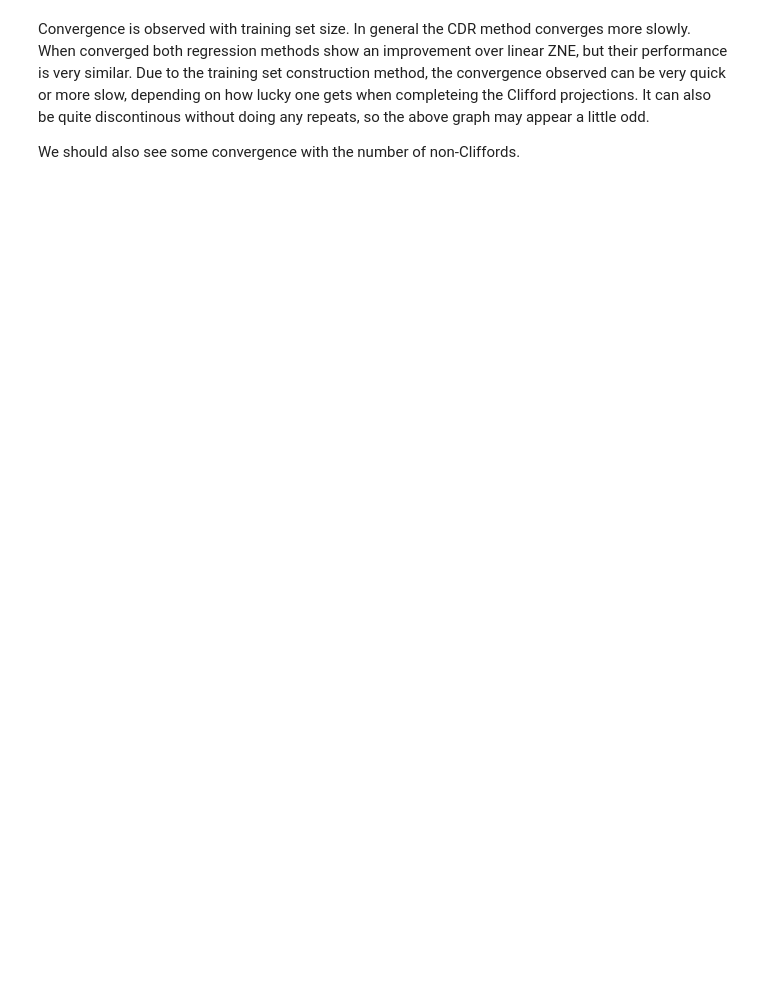
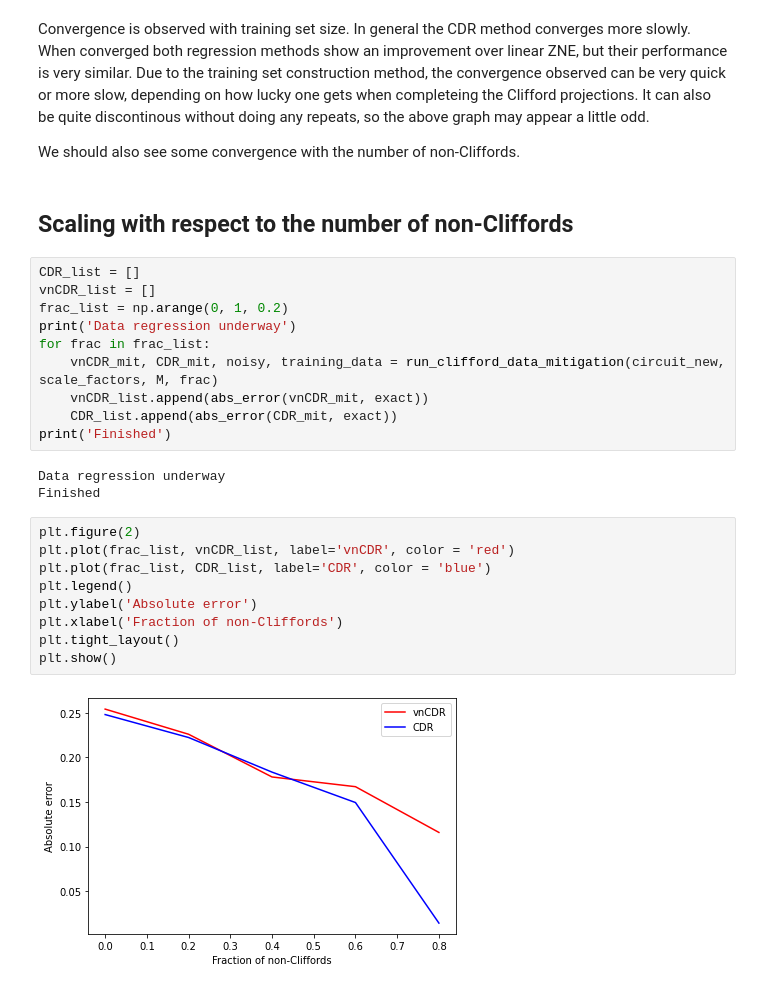
Before and after one commit to unitaryfund/mitiq, a Jupyter notebook: mitiq/vnCDR/vnCDR_sketch.ipynb, the cells around one changed output. Cells and saved outputs as stored; diff of their text form; blank space fills up the shorter version.

```diff
--- a/mitiq/vnCDR/vnCDR_sketch.ipynb
+++ b/mitiq/vnCDR/vnCDR_sketch.ipynb
@@ -1249,3 +1241,29 @@ plt.show()
 Convergence is observed with training set size. In general the CDR method converges more slowly. When converged both regression methods show an improvement over linear ZNE, but their performance is very similar. Due to the training set construction method, the convergence observed can be very quick or more slow, depending on how lucky one gets when completeing the Clifford projections. It can also be quite discontinous without doing any repeats, so the above graph may appear a little odd.
 
 We should also see some convergence with the number of non-Cliffords.
+# %% [markdown]
+## Scaling with respect to the number of non-Cliffords
+# %%
+CDR_list = []
+vnCDR_list = []
+frac_list = np.arange(0, 1, 0.2)
+print('Data regression underway')
+for frac in frac_list:
+    vnCDR_mit, CDR_mit, noisy, training_data = run_clifford_data_mitigation(circuit_new, scale_factors, M, frac)
+    vnCDR_list.append(abs_error(vnCDR_mit, exact))
+    CDR_list.append(abs_error(CDR_mit, exact))
+print('Finished')
+# %% [output]
+Data regression underway
+Finished
+# %%
+plt.figure(2)
+plt.plot(frac_list, vnCDR_list, label='vnCDR', color = 'red')
+plt.plot(frac_list, CDR_list, label='CDR', color = 'blue')
+plt.legend()
+plt.ylabel('Absolute error')
+plt.xlabel('Fraction of non-Cliffords')
+plt.tight_layout()
+plt.show()
+# %% [output]
+[figure, added]
```
Also changed, not shown: parts of 42 cells of this notebook, 1 other file.
